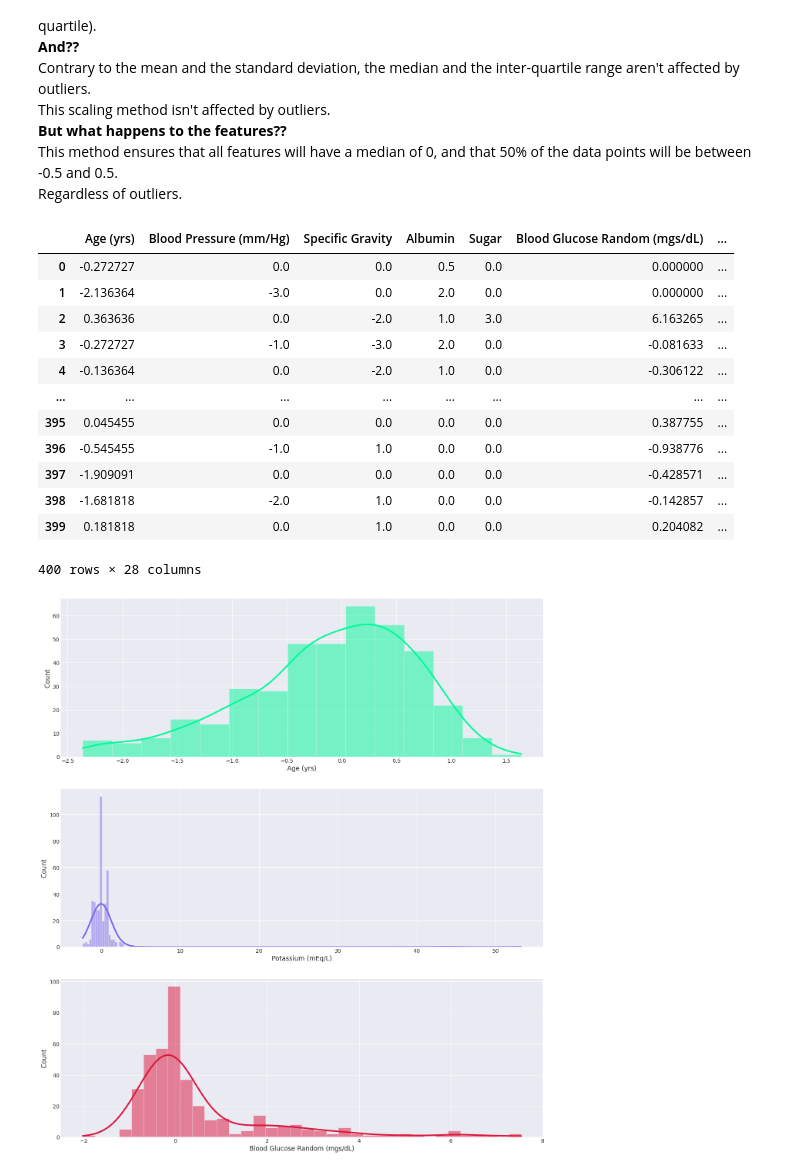
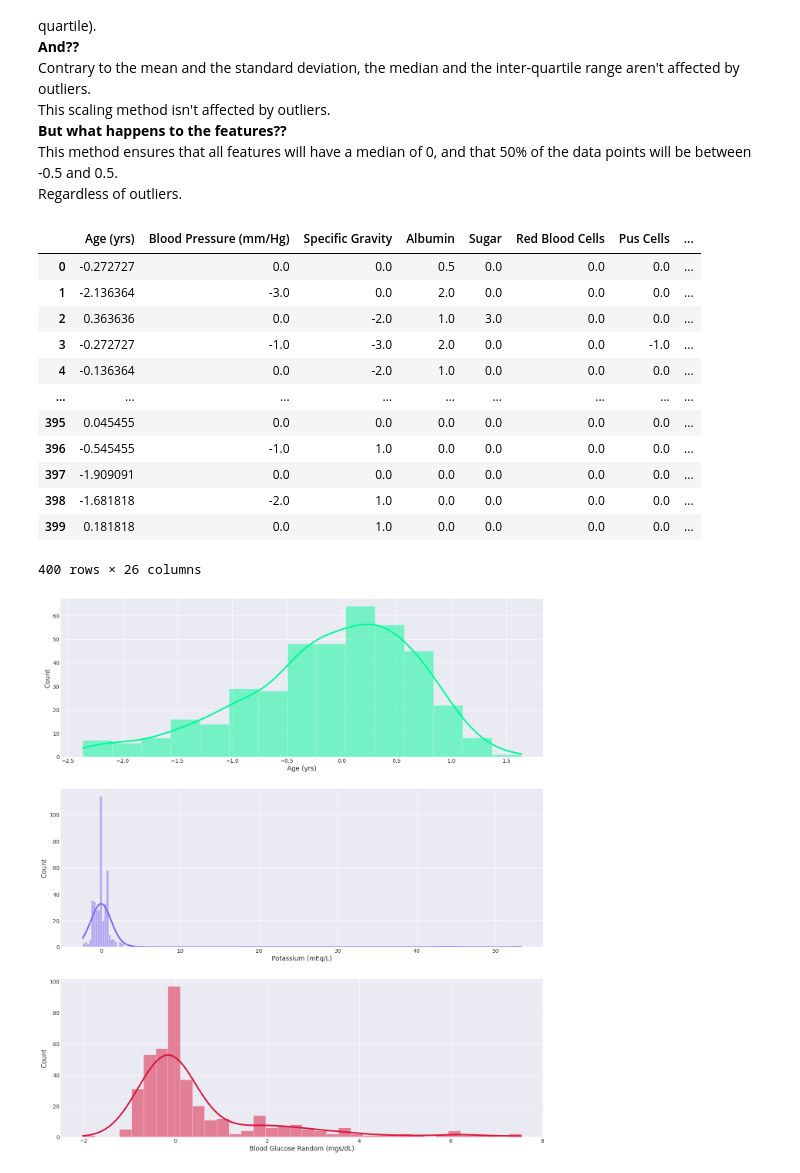
Before and after one commit to wassimchouchen/Data-Pre-Processing-and-basic-modeling, a Jupyter notebook: exploratory-data-analysis.ipynb, the cells around one changed output. Drawn from its saved outputs; the diff is of its cells as text; code cells hidden in the pictures.

```diff
--- a/exploratory-data-analysis.ipynb
+++ b/exploratory-data-analysis.ipynb
@@ -1186,23 +1058,23 @@ This method ensures that all features will have a median of 0, and that 50% of t
 Regardless of outliers.
 # %%
 scaler = RobustScaler()
-arr = scaler.fit_transform(mydata)
-rs_data = pd.DataFrame(arr, columns=mydata.columns)
+arr = scaler.fit_transform(data)
+rs_data = pd.DataFrame(arr, columns=data.columns)
 rs_data
 # %% [output]
-|  | Age (yrs) | Blood Pressure (mm/Hg) | Specific Gravity | Albumin | Sugar | Blood Glucose Random (mgs/dL) | ... |
-| 0 | -0.272727 | 0.0 | 0.0 | 0.5 | 0.0 | 0.000000 | ... |
-| 1 | -2.136364 | -3.0 | 0.0 | 2.0 | 0.0 | 0.000000 | ... |
-| 2 | 0.363636 | 0.0 | -2.0 | 1.0 | 3.0 | 6.163265 | ... |
-| 3 | -0.272727 | -1.0 | -3.0 | 2.0 | 0.0 | -0.081633 | ... |
-| 4 | -0.136364 | 0.0 | -2.0 | 1.0 | 0.0 | -0.306122 | ... |
-| ... | ... | ... | ... | ... | ... | ... | ... |
-| 395 | 0.045455 | 0.0 | 0.0 | 0.0 | 0.0 | 0.387755 | ... |
-| 396 | -0.545455 | -1.0 | 1.0 | 0.0 | 0.0 | -0.938776 | ... |
-| 397 | -1.909091 | 0.0 | 0.0 | 0.0 | 0.0 | -0.428571 | ... |
-| 398 | -1.681818 | -2.0 | 1.0 | 0.0 | 0.0 | -0.142857 | ... |
-| 399 | 0.181818 | 0.0 | 1.0 | 0.0 | 0.0 | 0.204082 | ... |
+|  | Age (yrs) | Blood Pressure (mm/Hg) | Specific Gravity | Albumin | Sugar | Red Blood Cells | Pus Cells | ... |
+| 0 | -0.272727 | 0.0 | 0.0 | 0.5 | 0.0 | 0.0 | 0.0 | ... |
+| 1 | -2.136364 | -3.0 | 0.0 | 2.0 | 0.0 | 0.0 | 0.0 | ... |
+| 2 | 0.363636 | 0.0 | -2.0 | 1.0 | 3.0 | 0.0 | 0.0 | ... |
+| 3 | -0.272727 | -1.0 | -3.0 | 2.0 | 0.0 | 0.0 | -1.0 | ... |
+| 4 | -0.136364 | 0.0 | -2.0 | 1.0 | 0.0 | 0.0 | 0.0 | ... |
+| ... | ... | ... | ... | ... | ... | ... | ... | ... |
+| 395 | 0.045455 | 0.0 | 0.0 | 0.0 | 0.0 | 0.0 | 0.0 | ... |
+| 396 | -0.545455 | -1.0 | 1.0 | 0.0 | 0.0 | 0.0 | 0.0 | ... |
+| 397 | -1.909091 | 0.0 | 0.0 | 0.0 | 0.0 | 0.0 | 0.0 | ... |
+| 398 | -1.681818 | -2.0 | 1.0 | 0.0 | 0.0 | 0.0 | 0.0 | ... |
+| 399 | 0.181818 | 0.0 | 1.0 | 0.0 | 0.0 | 0.0 | 0.0 | ... |
-400 rows × 28 columns
+400 rows × 26 columns
 # %%
 fig, axes = plt.subplots(nrows=3, ncols=1, figsize=(20,24))
 sns.histplot(data=rs_data, x="Age (yrs)", kde=True, color="mediumspringgreen", ax=axes[0])
```
Also changed, not shown: parts of 21 cells of this notebook.
